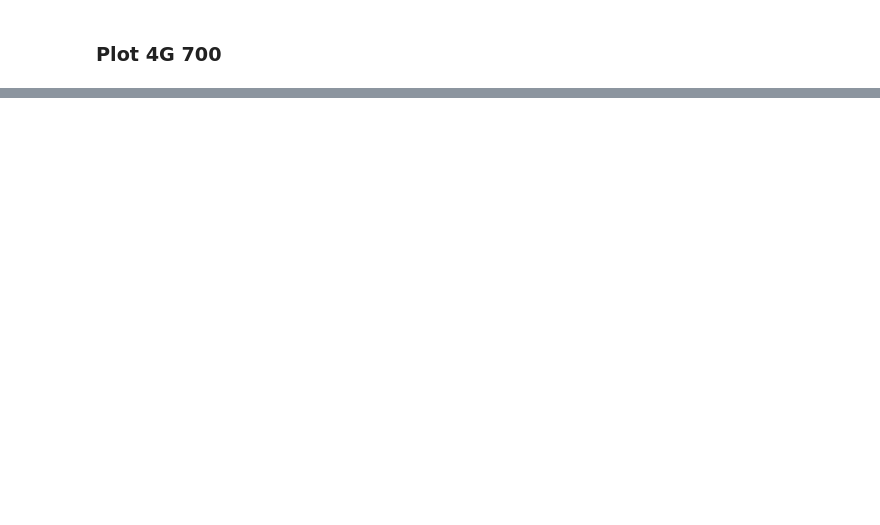
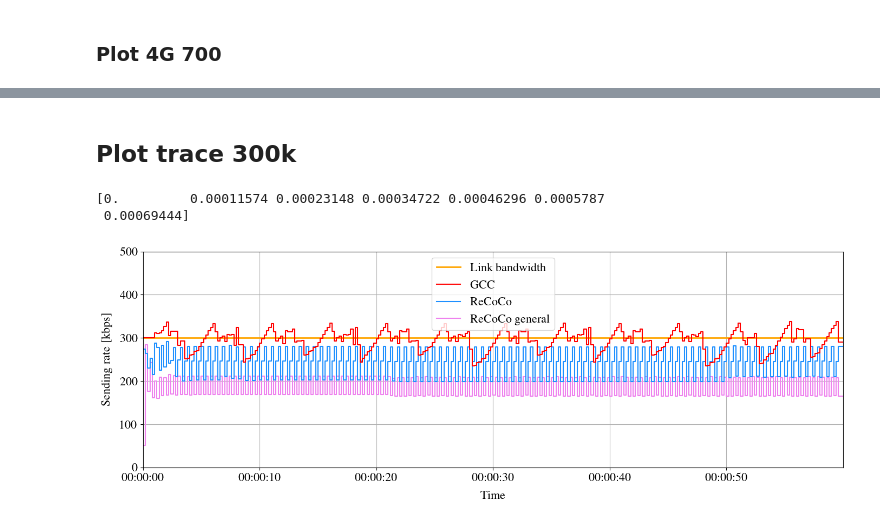
Before and after one commit to denama/ReCoCo, a Jupyter notebook: simulation_analysis/plot_sending_rate_paper.ipynb, the cells around one changed output, grey strips where cells are left out. Cells and saved outputs as stored; diff of their text form; code cells hidden in the pictures; blank space fills up the shorter version.

```diff
--- a/simulation_analysis/plot_sending_rate_paper.ipynb
+++ b/simulation_analysis/plot_sending_rate_paper.ipynb
@@ -373,0 +443,38 @@ plt.savefig("plots/4G_700_sending_rate.pdf")
+# %% [markdown]
+## Plot trace 300k
+# %%
+plot_gap = True
+
+df = df_trace_300k.copy()
+
+fig, ax = plt.subplots(figsize=figsze)
+
+if plot_gap and (metric != "reward"):
+    plt.step(df.index, df[f"{metric}_one_model"]/1000, label=f"ReCoCo general", color="violet")
+
+plt.step(df.index, df["capacity"], lw=2, label="Link bandwidth", color="orange")
+plt.step(df.index, df[metric]/1000, label=f"ReCoCo", color="dodgerblue")
+if plot_gcc and (metric != "reward"):
+    plt.step(df.index, df[f"{metric}_gcc"]/1000, label=f"GCC", color="red")
+if plot_hrcc and (metric != "reward"):
+    plt.step(df.index, df[f"{metric}_hrcc"]/1000, label=f"HRCC", color="green")
+
+plt.ylabel("Sending rate [kbps]", fontsize=fontsize, labelpad=10)
+plt.xlabel("Time", fontsize=fontsize, labelpad=10)
+plt.xticks(fontsize=fontsize)
+plt.yticks(fontsize=fontsize)
+plt.grid()
+handles, labels = ax.get_legend_handles_labels()
+order = [1,3,2,0]
+plt.legend([handles[idx] for idx in order],[labels[idx] for idx in order], fontsize=fontsize, loc="upper center")
+
+plt.ylim(0, 500)
+print(ax.get_xticks())
+plt.xlim(0, 0.00069444)
+
+plt.tight_layout()
+plt.savefig("plots/trace_300k_sending_rate2.pdf")
+# %% [output]
+[0.         0.00011574 0.00023148 0.00034722 0.00046296 0.0005787
+ 0.00069444]
+[figure, added]
```
Also changed, not shown: parts of 17 cells of this notebook, 42 other files.
